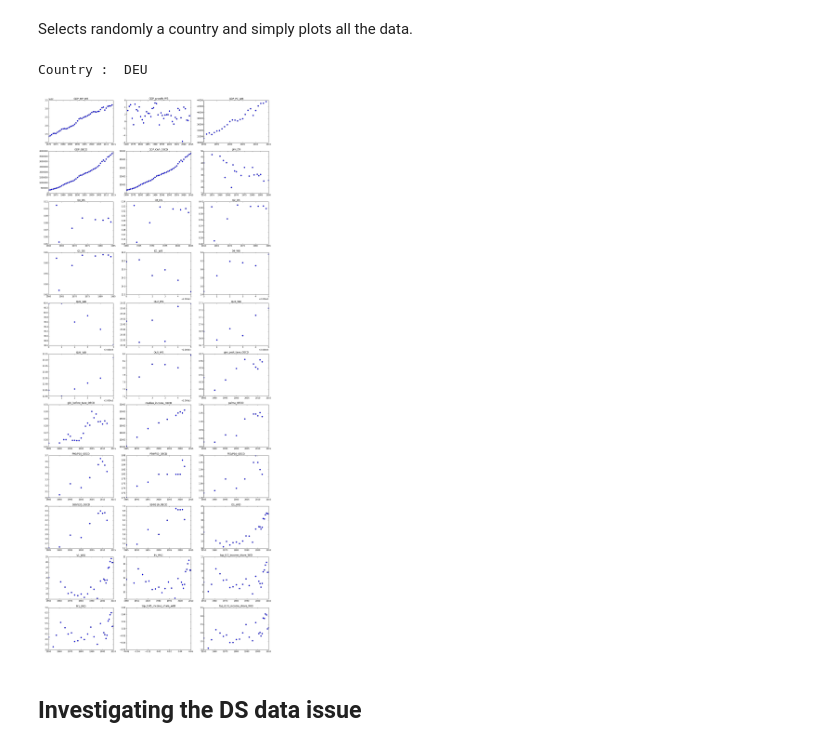
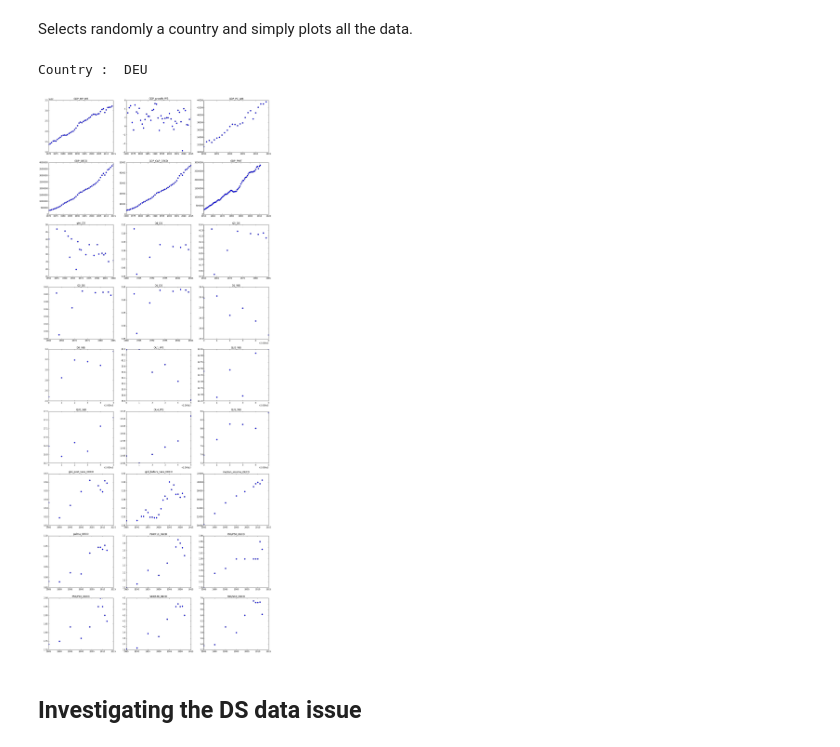
Before and after one commit to clementhenin/stage_M2, a Jupyter notebook: data_insight.ipynb, the cells around one changed output. Saved outputs shown, nothing was run; the diff lists cells and outputs as text; code cells hidden in the pictures.

```diff
--- a/data_insight.ipynb
+++ b/data_insight.ipynb
@@ -111,17 +111,17 @@ Selects randomly a country and simply plots all the data.
 # %%
 country = "DEU" #np.random.choice(data['code'])
 print "Country : ", country
 selection = data[data['code']==country]
-f, axarr = plt.subplots(11, 3, figsize=(20,50))
+f, axarr = plt.subplots(9, 3, figsize=(20,50))
 x = selection['year']
 for n, var in enumerate(numerical_variables):
     i,j = n/3, n%3
     y = selection[var]
     axarr[i, j].plot(x, y, 'o')
     axarr[i, j].set_title(var)
 # %% [output]
 Country :  DEU
-[figure, old version]
+[figure, new version]
 # %% [markdown]
 ## Investigating the DS data issue
 # %%
```
Also changed, not shown: parts of 7 cells of this notebook, 26 other files.
